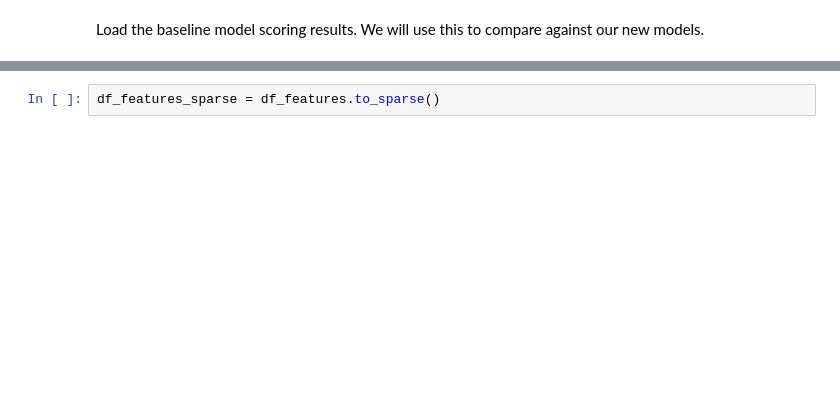
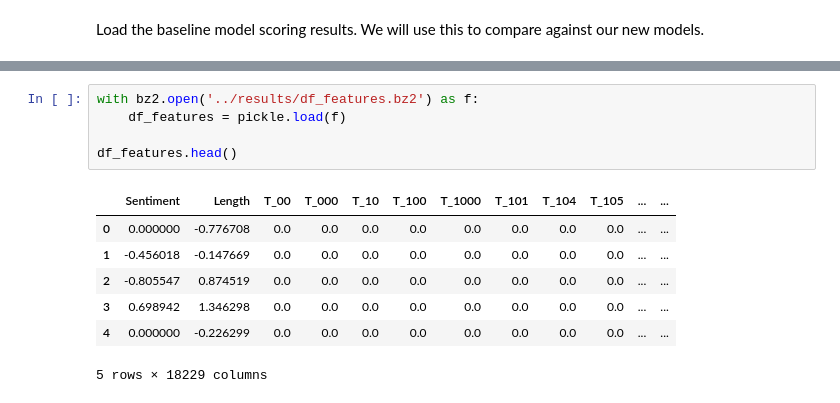
Before and after one commit to SigneK42/fact_check_worthy_claim, a Jupyter notebook: notebooks/RandomForest.ipynb, the cells around one changed output, grey strips where cells are left out. Cells and saved outputs as stored; diff of their text form; blank space fills up the shorter version.

```diff
--- a/notebooks/RandomForest.ipynb
+++ b/notebooks/RandomForest.ipynb
@@ -54,2 +58,13 @@ Trying to import the above resulted in these errors:
-# %%
-df_features_sparse = df_features.to_sparse()
+# %%
+with bz2.open('../results/df_features.bz2') as f:
+    df_features = pickle.load(f)
+
+df_features.head()
+# %% [output]
+|  | Sentiment | Length | T_00 | T_000 | T_10 | T_100 | T_1000 | T_101 | T_104 | T_105 | ... | ... |
+| 0 | 0.000000 | -0.776708 | 0.0 | 0.0 | 0.0 | 0.0 | 0.0 | 0.0 | 0.0 | 0.0 | ... | ... |
+| 1 | -0.456018 | -0.147669 | 0.0 | 0.0 | 0.0 | 0.0 | 0.0 | 0.0 | 0.0 | 0.0 | ... | ... |
+| 2 | -0.805547 | 0.874519 | 0.0 | 0.0 | 0.0 | 0.0 | 0.0 | 0.0 | 0.0 | 0.0 | ... | ... |
+| 3 | 0.698942 | 1.346298 | 0.0 | 0.0 | 0.0 | 0.0 | 0.0 | 0.0 | 0.0 | 0.0 | ... | ... |
+| 4 | 0.000000 | -0.226299 | 0.0 | 0.0 | 0.0 | 0.0 | 0.0 | 0.0 | 0.0 | 0.0 | ... | ... |
+5 rows × 18229 columns
```
Also changed, not shown: parts of 90 cells of this notebook, 4 other files.
